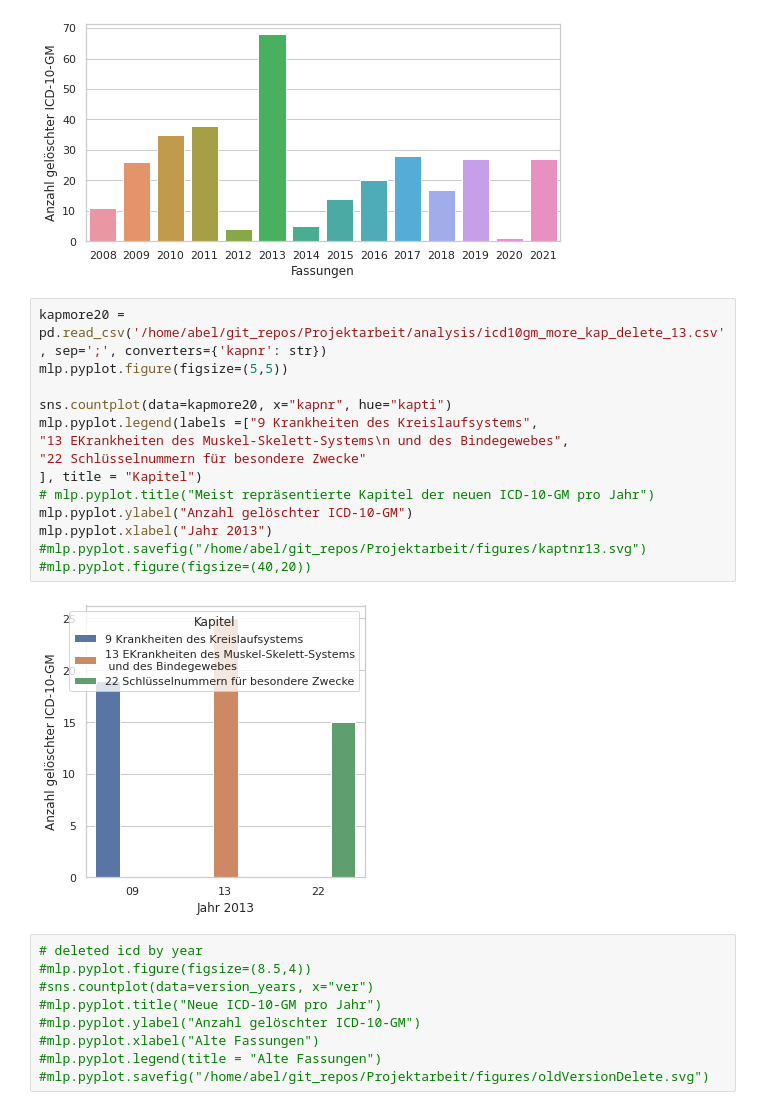
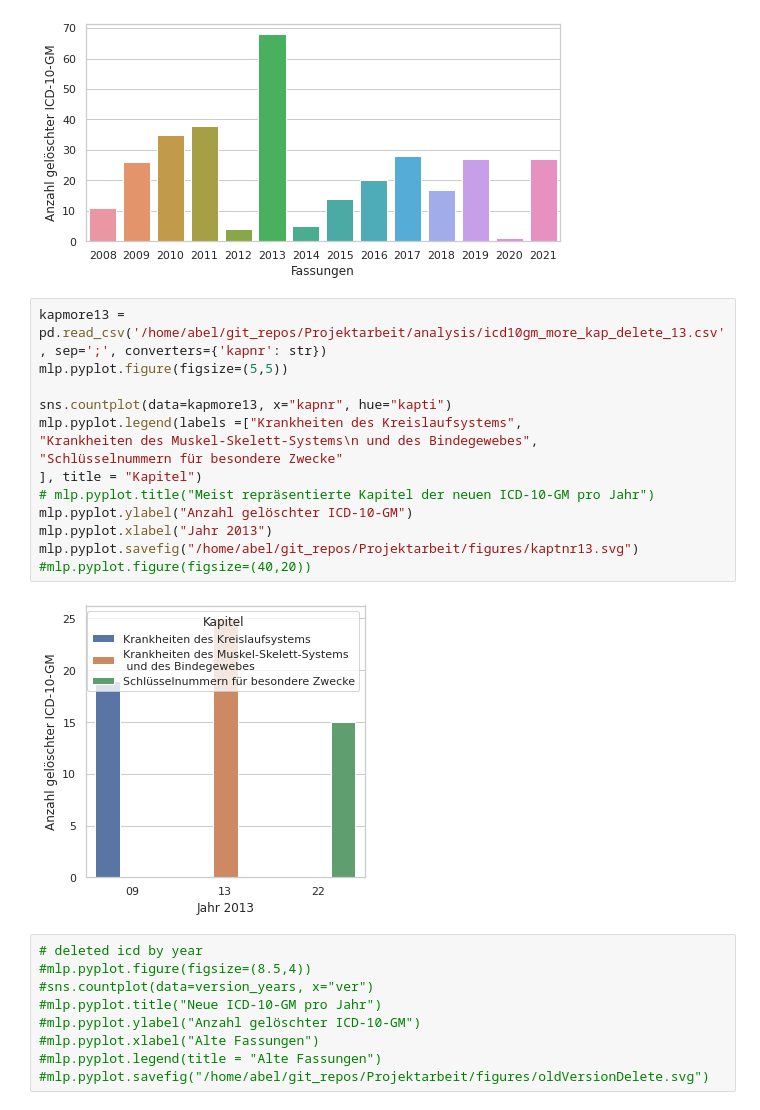
Before and after one commit to ahodelin/Projektarbeit, a Jupyter notebook: analysis/jupyter_notbook/analysing_new_icd_by_year_new_.ipynb, the cells around one changed output. Saved outputs shown, nothing was run; the diff lists cells and outputs as text.

```diff
--- a/analysis/jupyter_notbook/analysing_new_icd_by_year_new_.ipynb
+++ b/analysis/jupyter_notbook/analysing_new_icd_by_year_new_.ipynb
@@ -133,21 +133,21 @@ mlp.pyplot.xlabel("Fassungen")
 Text(0.5, 0, 'Fassungen')
 [figure]
 # %%
-kapmore20 = pd.read_csv('/home/abel/git_repos/Projektarbeit/analysis/icd10gm_more_kap_delete_13.csv', sep=';', converters={'kapnr': str})
+kapmore13 = pd.read_csv('/home/abel/git_repos/Projektarbeit/analysis/icd10gm_more_kap_delete_13.csv', sep=';', converters={'kapnr': str})
 mlp.pyplot.figure(figsize=(5,5))
 
-sns.countplot(data=kapmore20, x="kapnr", hue="kapti")
-mlp.pyplot.legend(labels =["9 Krankheiten des Kreislaufsystems",
-"13 EKrankheiten des Muskel-Skelett-Systems\n und des Bindegewebes",
-"22 Schlüsselnummern für besondere Zwecke"
+sns.countplot(data=kapmore13, x="kapnr", hue="kapti")
+mlp.pyplot.legend(labels =["Krankheiten des Kreislaufsystems",
+"Krankheiten des Muskel-Skelett-Systems\n und des Bindegewebes",
+"Schlüsselnummern für besondere Zwecke"
 ], title = "Kapitel")
 # mlp.pyplot.title("Meist repräsentierte Kapitel der neuen ICD-10-GM pro Jahr")
 mlp.pyplot.ylabel("Anzahl gelöschter ICD-10-GM")
 mlp.pyplot.xlabel("Jahr 2013")
-#mlp.pyplot.savefig("/home/abel/git_repos/Projektarbeit/figures/kaptnr13.svg")
+mlp.pyplot.savefig("/home/abel/git_repos/Projektarbeit/figures/kaptnr13.svg")
 #mlp.pyplot.figure(figsize=(40,20))
 # %% [output]
-[figure, old version]
+[figure, new version]
 # %%
 # deleted icd by year
 #mlp.pyplot.figure(figsize=(8.5,4))
```
Also changed, not shown: 5 other files.
